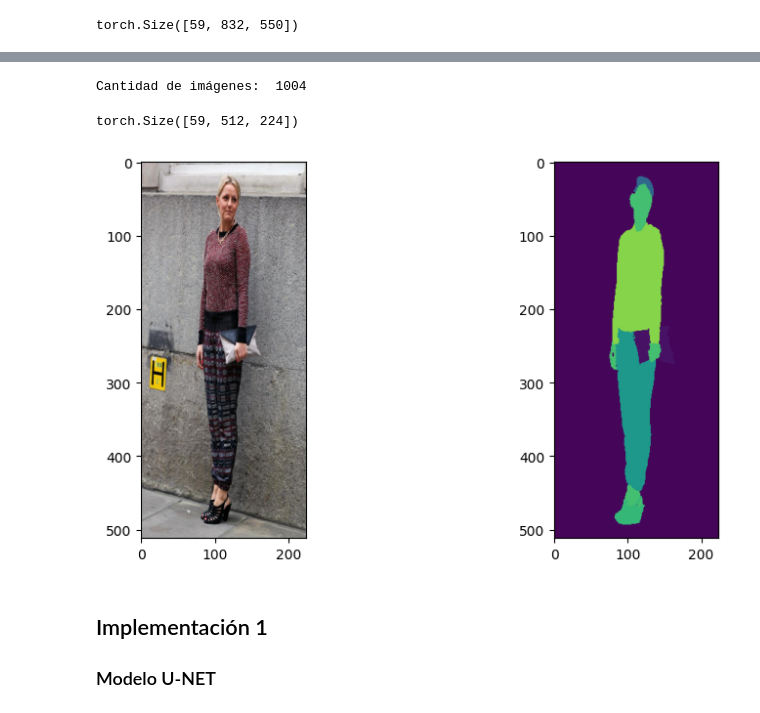
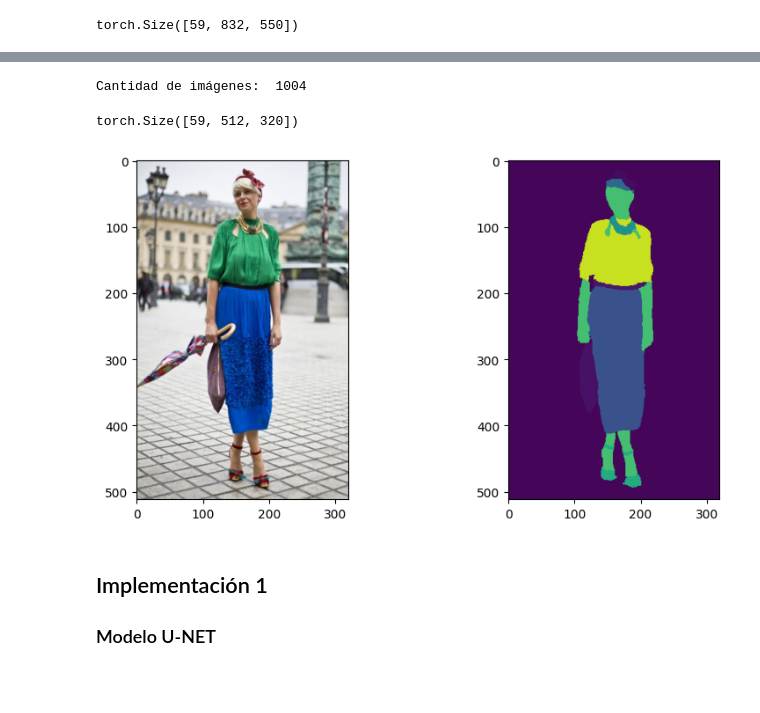
Before and after one commit to KrishT97/ClothVision, a Jupyter notebook: project.ipynb, the cells around one changed output, grey strips where cells are left out. Cells and saved outputs as stored; diff of their text form; code cells hidden in the pictures; blank space fills up the shorter version.

Commit message:
labelDecoder fixed dimensions updated testing models

```diff
--- a/project.ipynb
+++ b/project.ipynb
@@ -146,12 +146,12 @@ class CustomClothingDataset(Dataset):
     def __init__(self, root_dir, input_dir='images/colored_labels',
                  labels_dir='labels/processed_pixel_labels',
                  transform_input=transforms.Compose([
-                     transforms.Resize((512, 224), interpolation=InterpolationMode.NEAREST), #size mayor de las imagenes, para todas iguales sin perder información, esta ligeramente reducido para ser divisible por 16 (necesario para U-net
+                     transforms.Resize((512, 320), interpolation=InterpolationMode.NEAREST), #size mayor de las imagenes, para todas iguales sin perder información, esta ligeramente reducido para ser divisible por 16 (necesario para U-net
                      transforms.Lambda(lambda x: x / 255), # reescalo de 0 a 1
                      transforms.Normalize(mean=[0.485, 0.456, 0.406], std=[0.229, 0.224, 0.225]),# normalizo
                  ]),
                  transform_labels=transforms.Compose([
-                    transforms.Resize((512, 224), interpolation=InterpolationMode.NEAREST),
+                    transforms.Resize((512, 320), interpolation=InterpolationMode.NEAREST),
                  ]),
                  transform_augmentation = transforms.RandomHorizontalFlip(p=1)
                  ):
@@ -274,31 +227,31 @@ tensor([1, 0, 0, 0, 0, 0, 0, 0, 0, 0, 0, 0, 0, 0, 0, 0, 0, 0, 0, 0, 0, 1, 0, 1,
 # %%
 from matplotlib import pyplot as plt
 import numpy as np
 from torch.utils.data import DataLoader
 
 dataset = CustomClothingDataset(root_dir=DATASET_DIR,
                                 transform_input=transforms.Compose([
-                     transforms.Resize((512, 224)), #size mayor de las imagenes, para todas iguales sin perder información
+                     transforms.Resize((512, 320)), #size mayor de las imagenes, para todas iguales sin perder información
                  ]),
-                                transform_labels=transforms.Compose([transforms.Resize((512, 224), interpolation=InterpolationMode.NEAREST_EXACT)
+                                transform_labels=transforms.Compose([transforms.Resize((512, 320), interpolation=InterpolationMode.NEAREST_EXACT)
     ])
                                 )
 data_loader = DataLoader(dataset, batch_size=BATCH_SIZE, shuffle=True)
 print("Cantidad de imágenes: ", len(data_loader.dataset))
 
 for image, label in data_loader:
     plt.figure(figsize=(10, 5))
     plt.subplot(1, 2, 1)
     plt.imshow(np.transpose(image[0].int(), (1, 2, 0)))
     plt.subplot(1, 2, 2)
     print(label[0].shape)
     plt.imshow(decode_image(label[0]))
     plt.show()
     break
 # %% [output]
 Cantidad de imágenes:  1004
-torch.Size([59, 512, 224])
+torch.Size([59, 512, 320])
-[figure, old version]
+[figure, new version]
 # %% [markdown]
 ## Implementación 1
 ### Modelo U-NET
```
Also changed, not shown: parts of 18 cells of this notebook, 2 other files.
